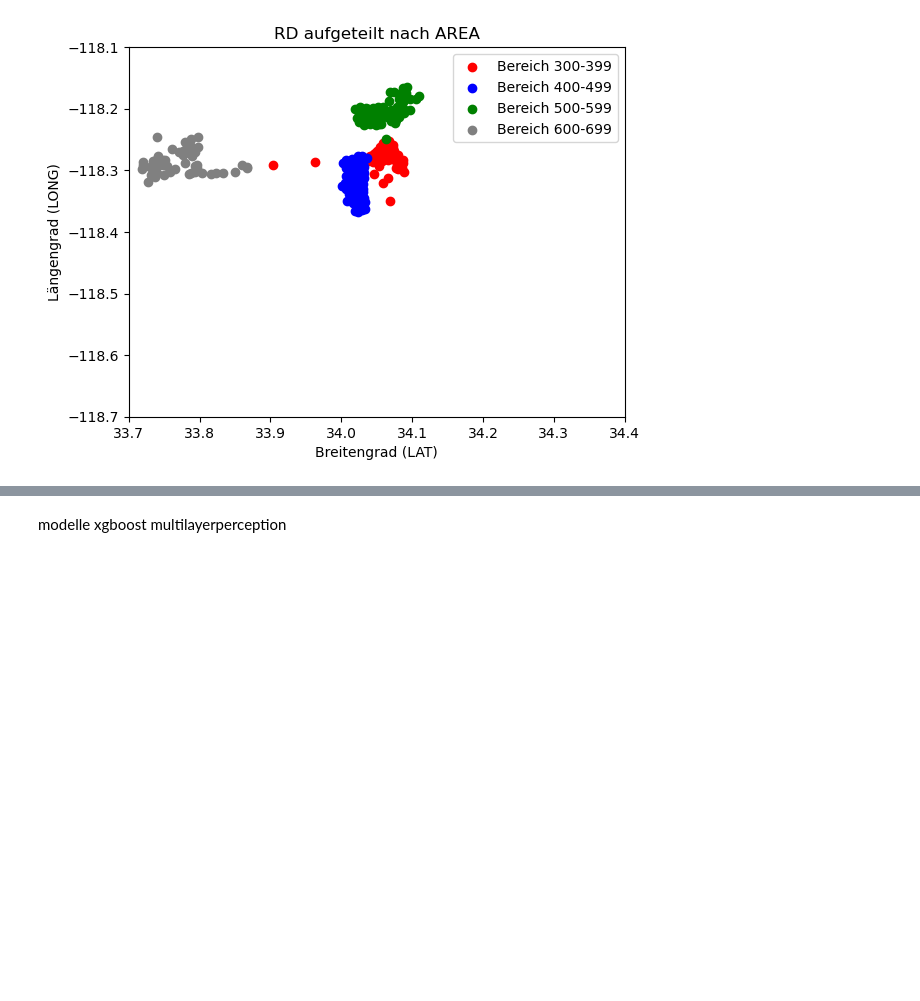
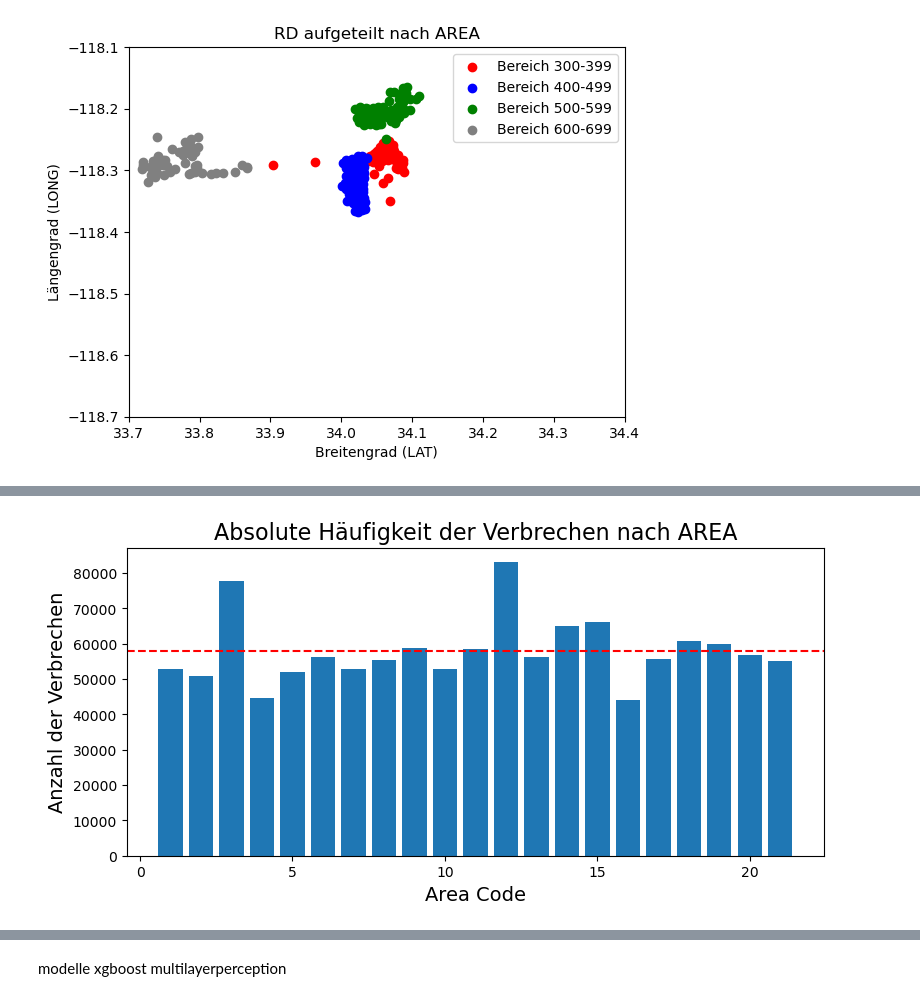
Before and after one commit to dominikth13/BI_Project, a Jupyter notebook: data_modeling_Robert.ipynb, the cells around one changed output, grey strips where cells are left out. Drawn from its saved outputs; the diff is of its cells as text; code cells hidden in the pictures; blank space fills up the shorter version.

```diff
--- a/data_modeling_Robert.ipynb
+++ b/data_modeling_Robert.ipynb
@@ -153,0 +245,35 @@ plt.show()
+# %%
+import matplotlib.pyplot as plt
+
+# Angenommen, Ihre Spalte heißt 'Spalte_name' und Ihr DataFrame heißt 'df'
+column_name = 'AREA'
+
+# Berechnen der absoluten Häufigkeit
+frequency = cleaned_data[column_name].value_counts()
+
+# Sortieren der Häufigkeiten in aufsteigender Reihenfolge
+frequency = frequency.sort_values()
+#maße de bildes
+plt.figure(figsize=(9, 4))
+# Erstellen des Balkendiagramms
+plt.bar(frequency.index, frequency.values, width = 0.8)
+
+
+average = np.mean(frequency)
+
+# Linie für den Durchschnitt hinzufügen
+plt.axhline(average, color='red', linestyle='dashed')
+
+
+# Beschriftungen und Titel hinzufügen
+plt.xlabel('Area Code', fontsize=14)
+plt.ylabel('Anzahl der Verbrechen', fontsize=14)
+plt.title('Absolute Häufigkeit der Verbrechen nach AREA', fontsize=16)
+
+# Anpassen der Achsenbeschriftungen für bessere Lesbarkeit
+plt.xticks(rotation=0, fontsize=10)
+
+# Diagramm anzeigen
+plt.show()
+# %% [output]
+[figure, added]
```
Also changed, not shown: parts of 17 cells of this notebook, 1 other file.
